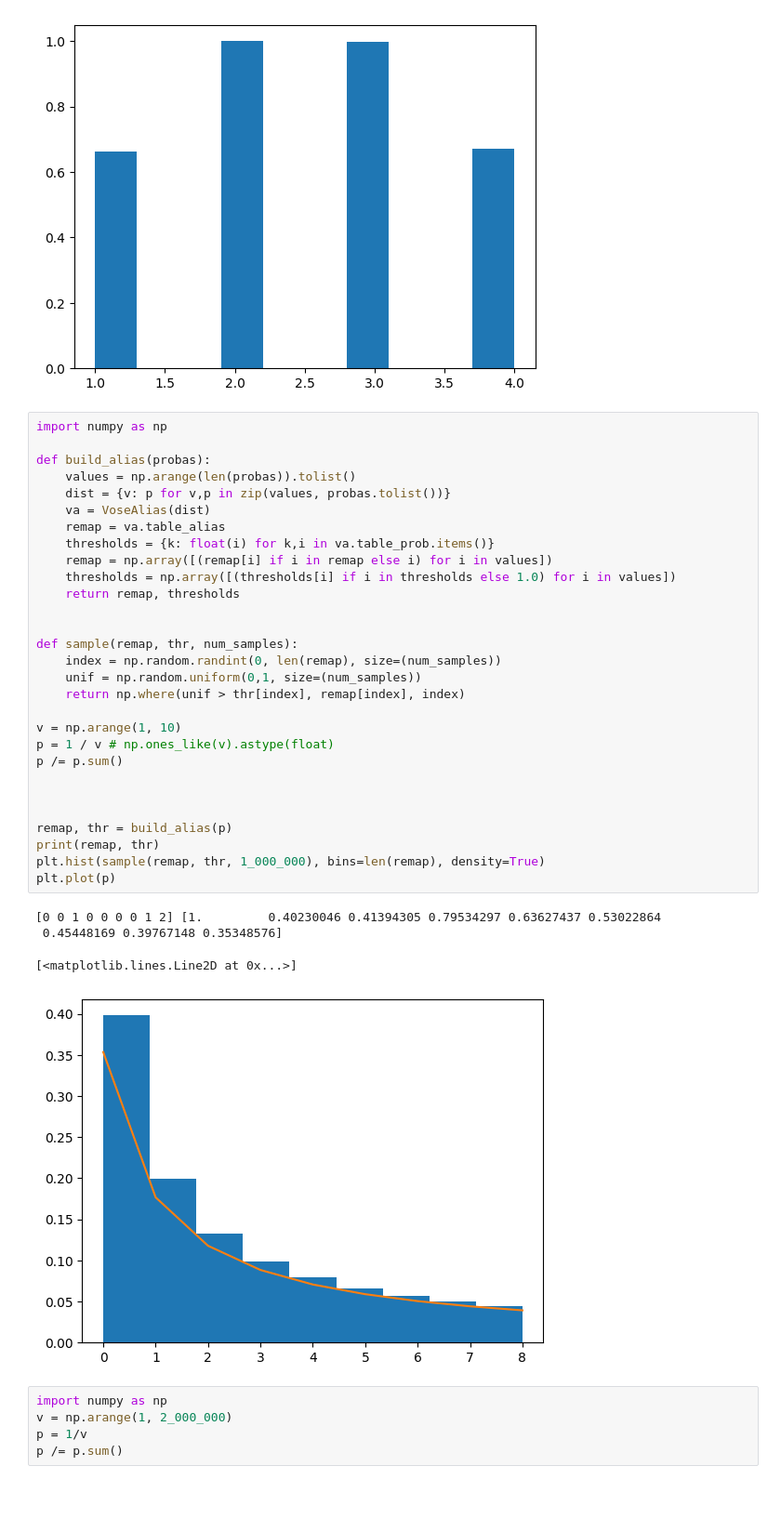
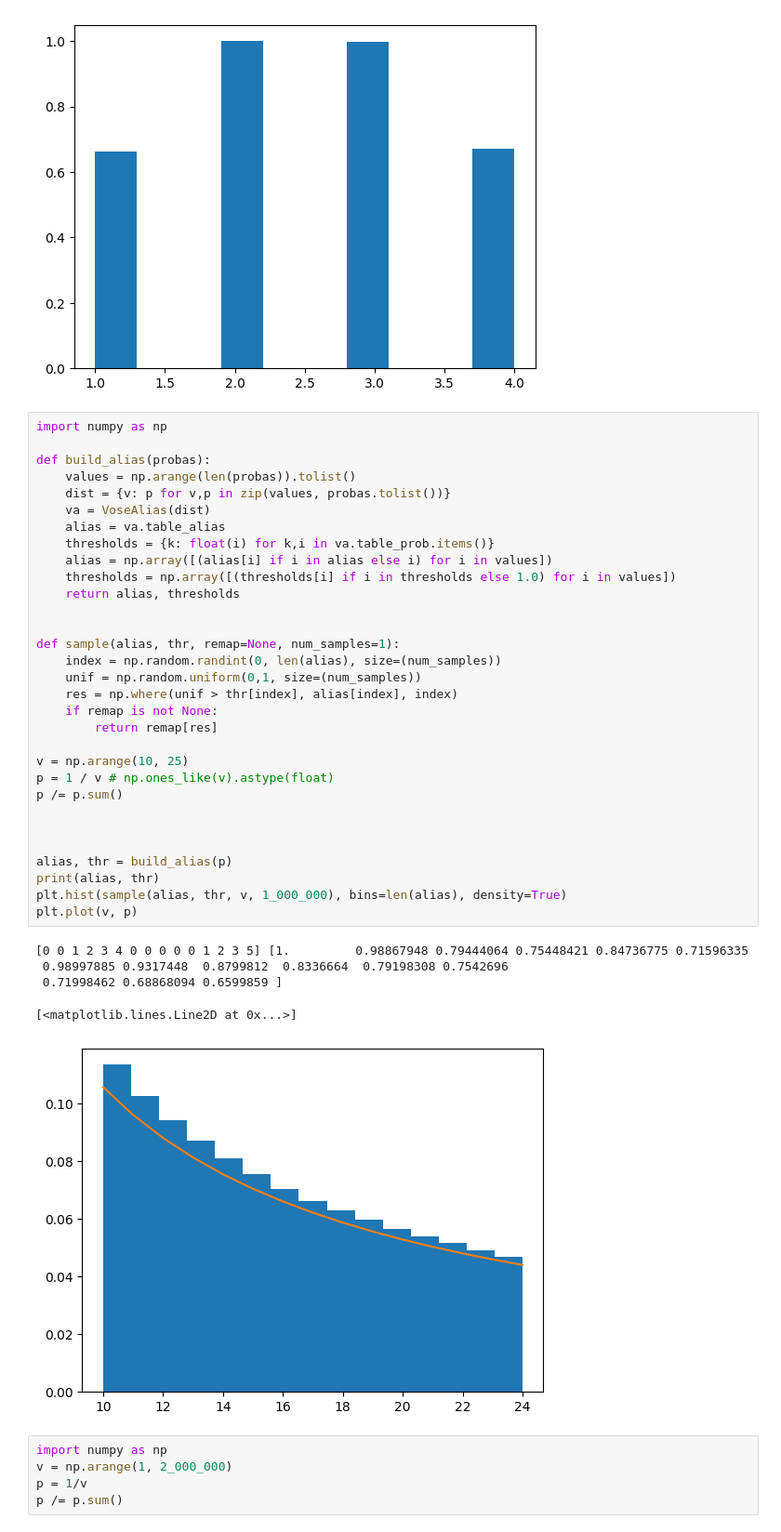
Before and after one commit to ricsi98/utvalasztas_verseny, a Jupyter notebook: alias.ipynb, the cells around one changed output. Shown at 93% size. Drawn from its saved outputs; the diff is of its cells as text; blank space fills up the shorter version.

```diff
--- a/alias.ipynb
+++ b/alias.ipynb
@@ -20,37 +20,40 @@ plt.hist(samples, density=True)
 # %%
 import numpy as np
 
 def build_alias(probas):
     values = np.arange(len(probas)).tolist()
     dist = {v: p for v,p in zip(values, probas.tolist())}
     va = VoseAlias(dist)
-    remap = va.table_alias
+    alias = va.table_alias
     thresholds = {k: float(i) for k,i in va.table_prob.items()}
-    remap = np.array([(remap[i] if i in remap else i) for i in values])
+    alias = np.array([(alias[i] if i in alias else i) for i in values])
     thresholds = np.array([(thresholds[i] if i in thresholds else 1.0) for i in values])
-    return remap, thresholds
+    return alias, thresholds
 
 
-def sample(remap, thr, num_samples):
-    index = np.random.randint(0, len(remap), size=(num_samples))
+def sample(alias, thr, remap=None, num_samples=1):
+    index = np.random.randint(0, len(alias), size=(num_samples))
     unif = np.random.uniform(0,1, size=(num_samples))
-    return np.where(unif > thr[index], remap[index], index)
+    res = np.where(unif > thr[index], alias[index], index)
+    if remap is not None:
+        return remap[res]
 
-v = np.arange(1, 10)
+v = np.arange(10, 25)
 p = 1 / v # np.ones_like(v).astype(float)
 p /= p.sum()
 
 
 
-remap, thr = build_alias(p)
-print(remap, thr)
-plt.hist(sample(remap, thr, 1_000_000), bins=len(remap), density=True)
-plt.plot(p)
+alias, thr = build_alias(p)
+print(alias, thr)
+plt.hist(sample(alias, thr, v, 1_000_000), bins=len(alias), density=True)
+plt.plot(v, p)
 # %% [output]
-[0 0 1 0 0 0 0 1 2] [1.         0.40230046 0.41394305 0.79534297 0.63627437 0.53022864
- 0.45448169 0.39767148 0.35348576]
+[0 0 1 2 3 4 0 0 0 0 0 1 2 3 5] [1.         0.98867948 0.79444064 0.75448421 0.84736775 0.71596335
+ 0.98997885 0.9317448  0.8799812  0.8336664  0.79198308 0.7542696
+ 0.71998462 0.68868094 0.6599859 ]
 [<matplotlib.lines.Line2D at 0x...>]
-[figure, old version]
+[figure, new version]
 # %%
 import numpy as np
 v = np.arange(1, 2_000_000)
```
Also changed, not shown: parts of 2 cells of this notebook.
